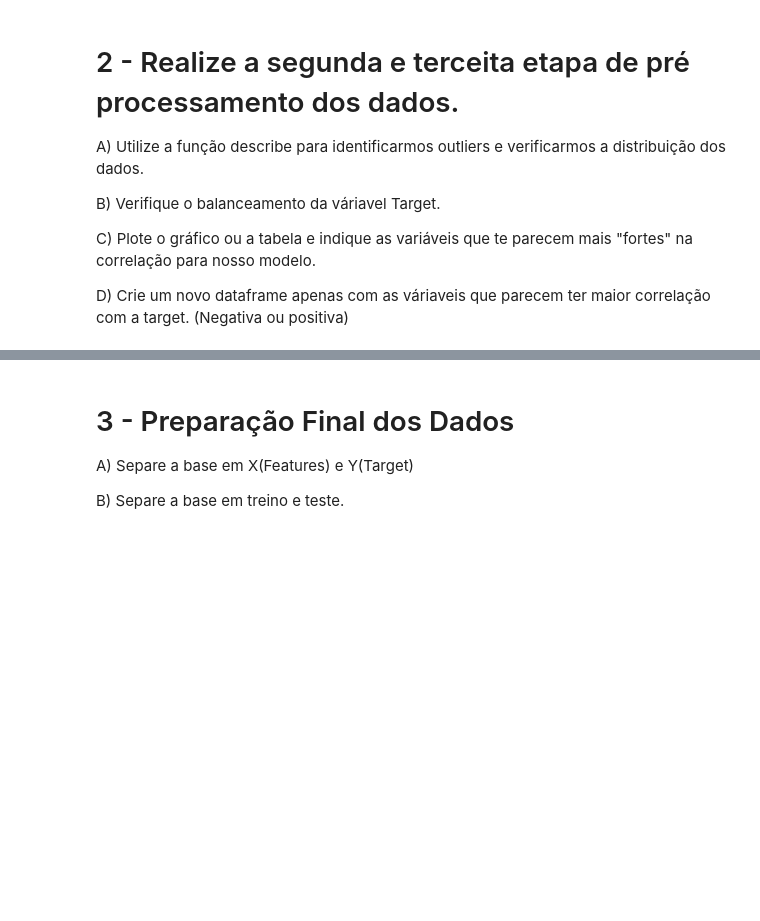
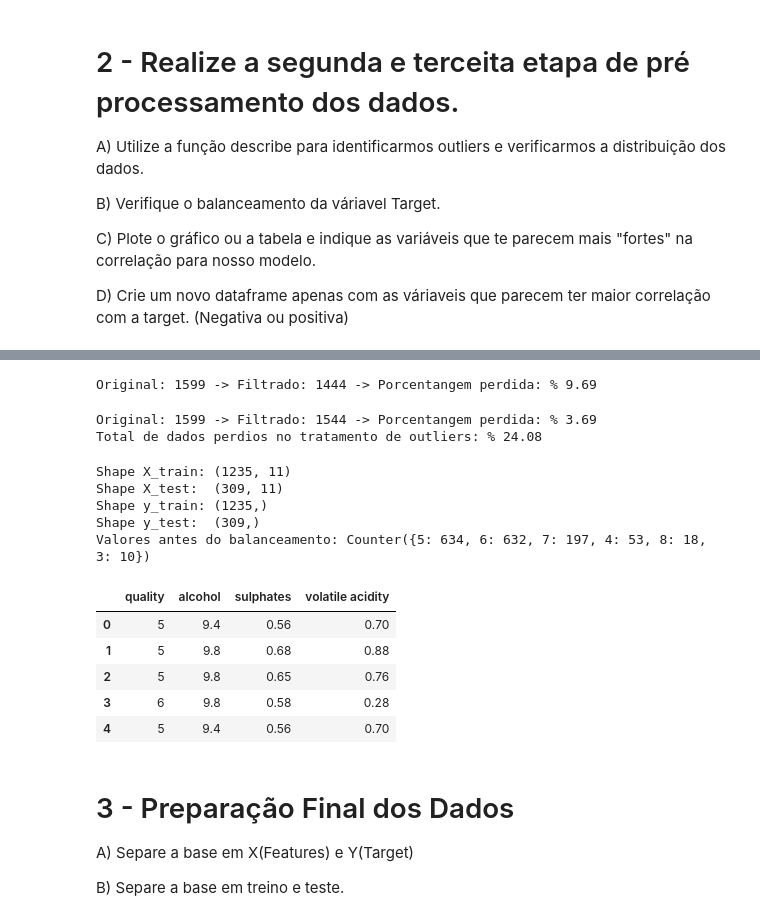
Before and after one commit to hGALANTp/Ebac_newb, a Jupyter notebook: Cientista de Dados Pratique M32.ipynb, the cells around one changed output, grey strips where cells are left out. Saved outputs shown, nothing was run; the diff lists cells and outputs as text; code cells hidden in the pictures; blank space fills up the shorter version.

```diff
--- a/Cientista de Dados Pratique M32.ipynb
+++ b/Cientista de Dados Pratique M32.ipynb
@@ -84,0 +182,67 @@ D) Crie um novo dataframe apenas com as váriaveis que parecem ter maior correla
+# %%
+
+Q1 = df['residual sugar'].quantile(0.25)
+Q3 = df['residual sugar'].quantile(0.75)
+
+IQR = Q3-Q1
+
+lim_inferior = Q1 - 1.5 * IQR
+lim_superior = Q3 + 1.5 * IQR
+
+df_residual = df.loc[
+    (df['residual sugar'] >= lim_inferior) &
+    (df['residual sugar'] <= lim_superior)
+].copy()
+
+zr = ((df.shape[0] - df_residual.shape[0]) / df.shape[0])
+z2 = zr*100
+
+print("Original:", df.shape[0], "-> Filtrado:", df_residual.shape[0], "-> Porcentangem perdida: % {:.2f}".format(z2))
+# %% [output]
+Original: 1599 -> Filtrado: 1444 -> Porcentangem perdida: % 9.69
+# %%
+
+Q1 = df['total sulfur dioxide'].quantile(0.25)
+Q3 = df['total sulfur dioxide'].quantile(0.75)
+
+IQR = Q3-Q1
+
+lim_inferior = Q1 - 1.5 * IQR
+lim_superior = Q3 + 1.5 * IQR
+
+df_dioxide = df.loc[
+    (df['total sulfur dioxide'] >= lim_inferior) &
+    (df['total sulfur dioxide'] <= lim_superior)
+].copy()
+
+zd = ((df.shape[0] - df_sulphates.shape[0]) / df.shape[0])
+z2 = zd*100
+
+print("Original:", df.shape[0], "-> Filtrado:", df_dioxide.shape[0], "-> Porcentangem perdida: % {:.2f}".format(z2))
+
+print("Total de dados perdios no tratamento de outliers: % {:.2f}".format(((zd+zc+zs+zr)*100)))
+# %% [output]
+Original: 1599 -> Filtrado: 1544 -> Porcentangem perdida: % 3.69
+Total de dados perdios no tratamento de outliers: % 24.08
+# %%
+df_tratado = df_dioxide
+
+X = df_tratado.drop(['quality'], axis=1)
+y = df_tratado['quality']
+
+X_train, X_test, y_train, y_test = train_test_split(X,y, test_size=0.2, random_state=42)
+print("Shape X_train:", X_train.shape)
+print("Shape X_test: ", X_test.shape)
+print("Shape y_train:", y_train.shape)
+print("Shape y_test: ", y_test.shape)
+
+from imblearn.over_sampling import SMOTE
+from collections import Counter
+
+print("Valores antes do balanceamento:", Counter(y))
+# %% [output]
+Shape X_train: (1235, 11)
+Shape X_test:  (309, 11)
+Shape y_train: (1235,)
+Shape y_test:  (309,)
+Valores antes do balanceamento: Counter({5: 634, 6: 632, 7: 197, 4: 53, 8: 18, 3: 10})
@@ -85,3 +270,13 @@ D) Crie um novo dataframe apenas com as váriaveis que parecem ter maior correla
+# %%
+df_filtrado = df_tratado[['quality', 'alcohol', 'sulphates', 'volatile acidity']]
+df_filtrado.head(5)
+# %% [output]
+|  | quality | alcohol | sulphates | volatile acidity |
+| 0 | 5 | 9.4 | 0.56 | 0.70 |
+| 1 | 5 | 9.8 | 0.68 | 0.88 |
+| 2 | 5 | 9.8 | 0.65 | 0.76 |
+| 3 | 6 | 9.8 | 0.58 | 0.28 |
+| 4 | 5 | 9.4 | 0.56 | 0.70 |
 # %% [markdown]
 # 3 - Preparação Final dos Dados
 
```
Also changed, not shown: parts of 31 cells of this notebook.
